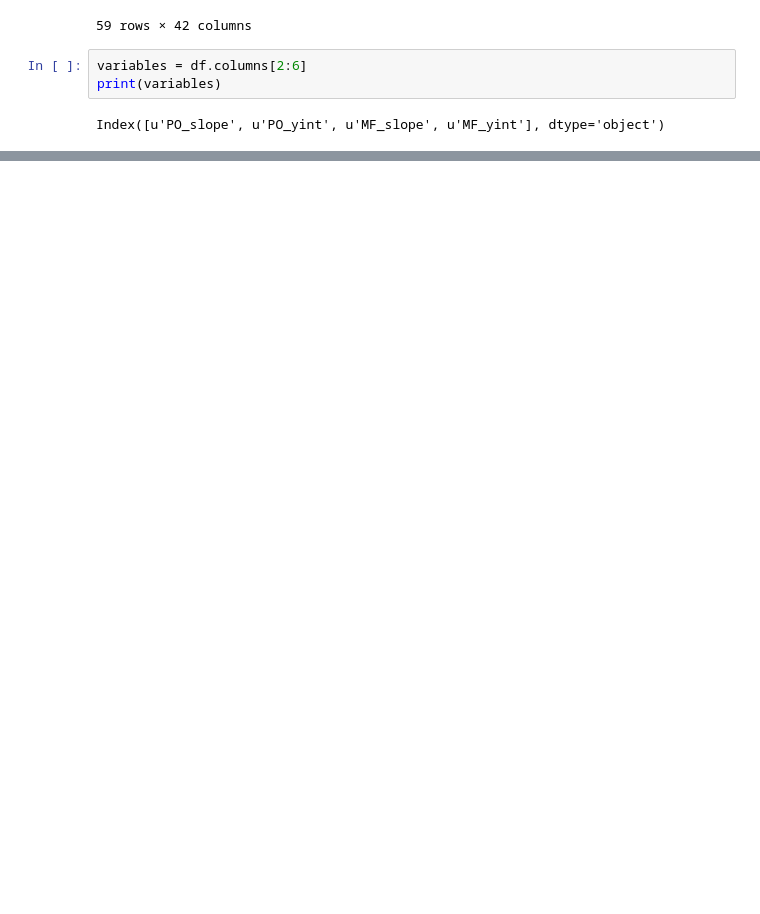
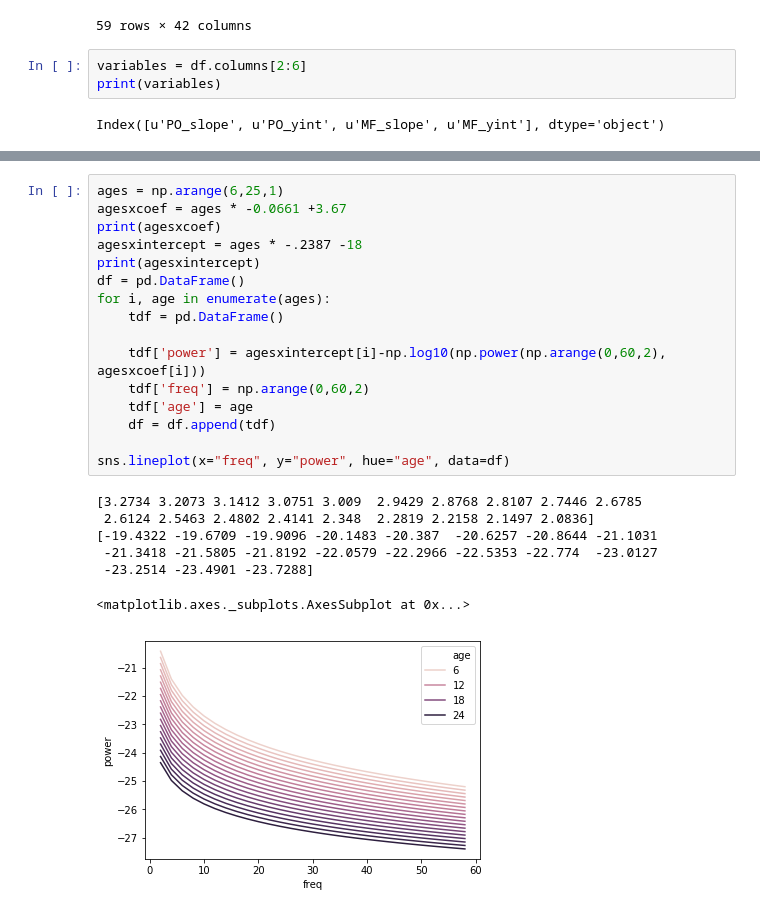
Before and after one commit to HwangLabNeuroCogDynamics/fooof_vs_PSD, a Jupyter notebook: UI_Data.ipynb, the cells around one changed output, grey strips where cells are left out. Saved outputs shown, nothing was run; the diff lists cells and outputs as text; blank space fills up the shorter version.

```diff
--- a/UI_Data.ipynb
+++ b/UI_Data.ipynb
@@ -97,0 +124,24 @@ Method:                 Least Squares   F-statistic:                     2.797
+# %%
+ages = np.arange(6,25,1)
+agesxcoef = ages * -0.0661 +3.67
+print(agesxcoef)
+agesxintercept = ages * -.2387 -18
+print(agesxintercept)
+df = pd.DataFrame()
+for i, age in enumerate(ages):
+    tdf = pd.DataFrame()
+
+    tdf['power'] = agesxintercept[i]-np.log10(np.power(np.arange(0,60,2), agesxcoef[i]))
+    tdf['freq'] = np.arange(0,60,2)
+    tdf['age'] = age
+    df = df.append(tdf)
+
+sns.lineplot(x="freq", y="power", hue="age", data=df)
+# %% [output]
+[3.2734 3.2073 3.1412 3.0751 3.009  2.9429 2.8768 2.8107 2.7446 2.6785
+ 2.6124 2.5463 2.4802 2.4141 2.348  2.2819 2.2158 2.1497 2.0836]
+[-19.4322 -19.6709 -19.9096 -20.1483 -20.387  -20.6257 -20.8644 -21.1031
+ -21.3418 -21.5805 -21.8192 -22.0579 -22.2966 -22.5353 -22.774  -23.0127
+ -23.2514 -23.4901 -23.7288]
+<matplotlib.axes._subplots.AxesSubplot at 0x...>
+[figure, added]
```
Also changed, not shown: parts of 3 cells of this notebook, 1 other file.
